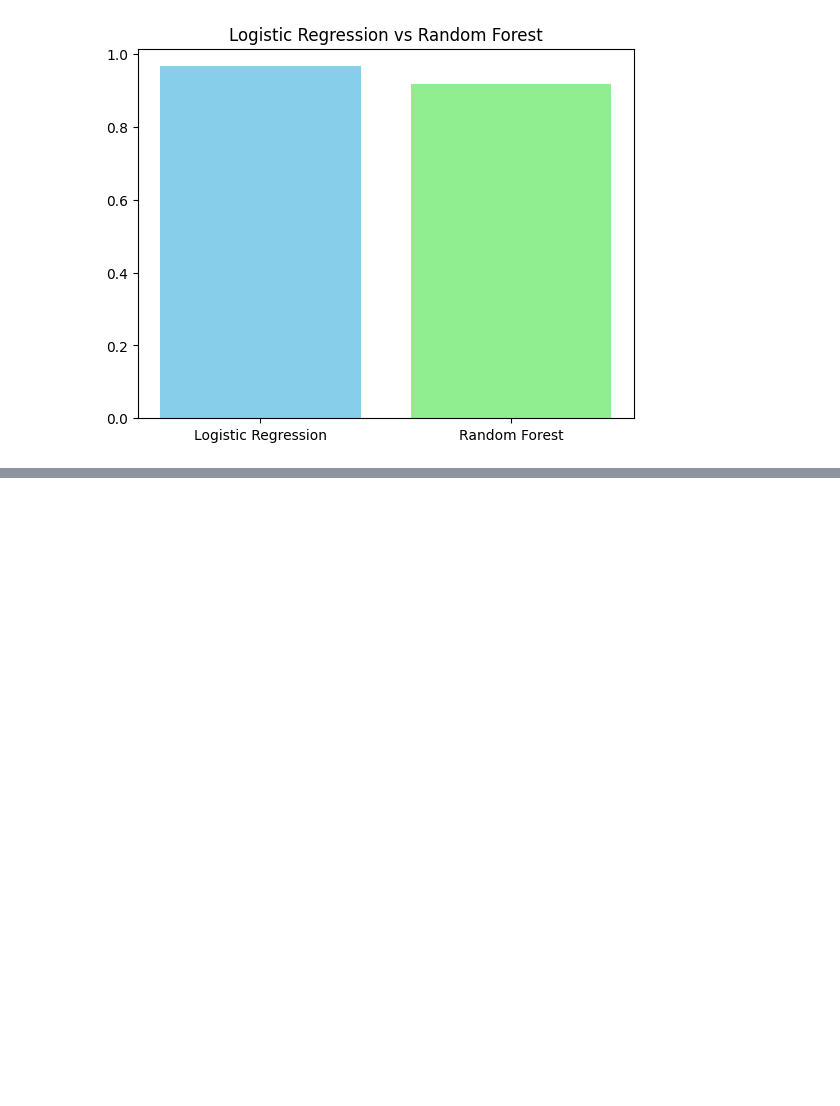
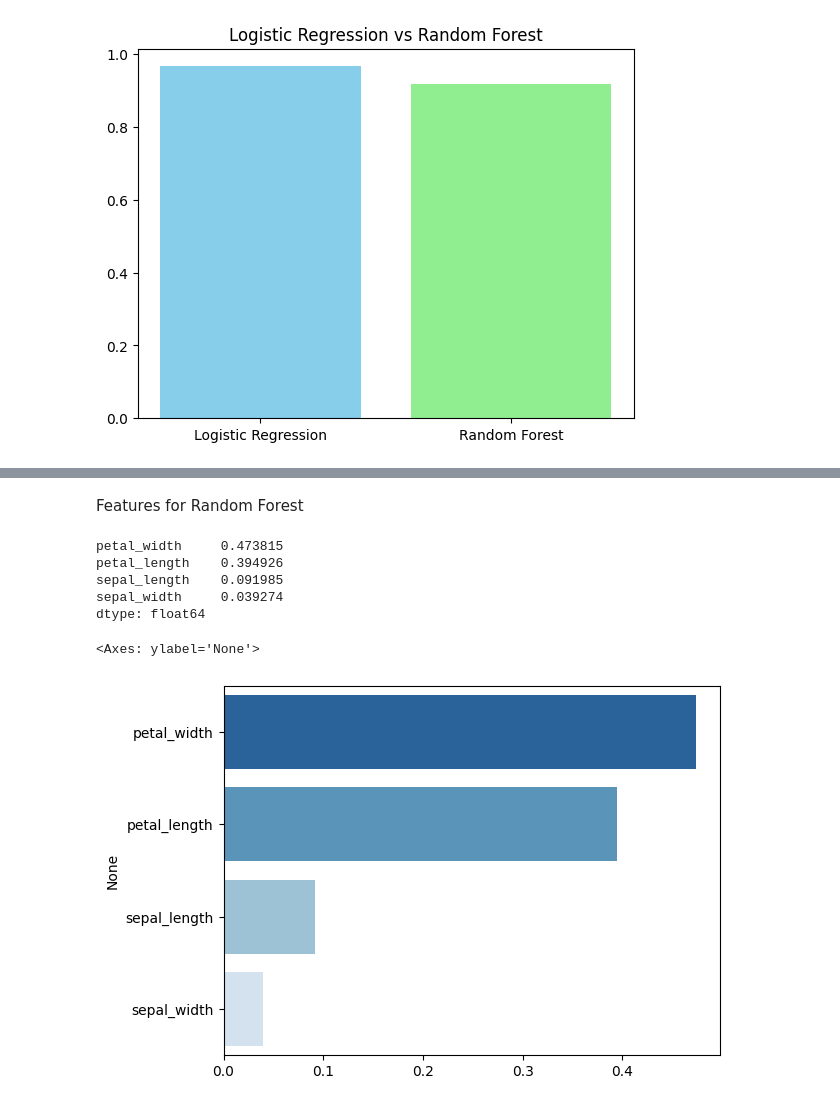
Before and after one commit to e-saidha/Iris-flower-ML, a Jupyter notebook: Iris_Flower_ML.ipynb, the cells around one changed output, grey strips where cells are left out. Saved outputs shown, nothing was run; the diff lists cells and outputs as text; code cells hidden in the pictures; blank space fills up the shorter version.

```diff
--- a/Iris_Flower_ML.ipynb
+++ b/Iris_Flower_ML.ipynb
@@ -195,0 +215,18 @@ Text(0.5, 1.0, 'Logistic Regression vs Random Forest')
+# %% [markdown]
+Features for Random Forest
+# %%
+rf_imp = pd.Series(rf.feature_importances_, index = X.columns).sort_values(ascending =False)
+# %%
+print(rf_imp)
+# %% [output]
+petal_width     0.473815
+petal_length    0.394926
+sepal_length    0.091985
+sepal_width     0.039274
+dtype: float64
+# %%
+
+sns.barplot(x=rf_imp.values, y = rf_imp.index, hue = rf_imp.index, palette = 'Blues_r')
+# %% [output]
+<Axes: ylabel='None'>
+[figure, added]
```
Also changed, not shown: parts of 7 cells of this notebook.
